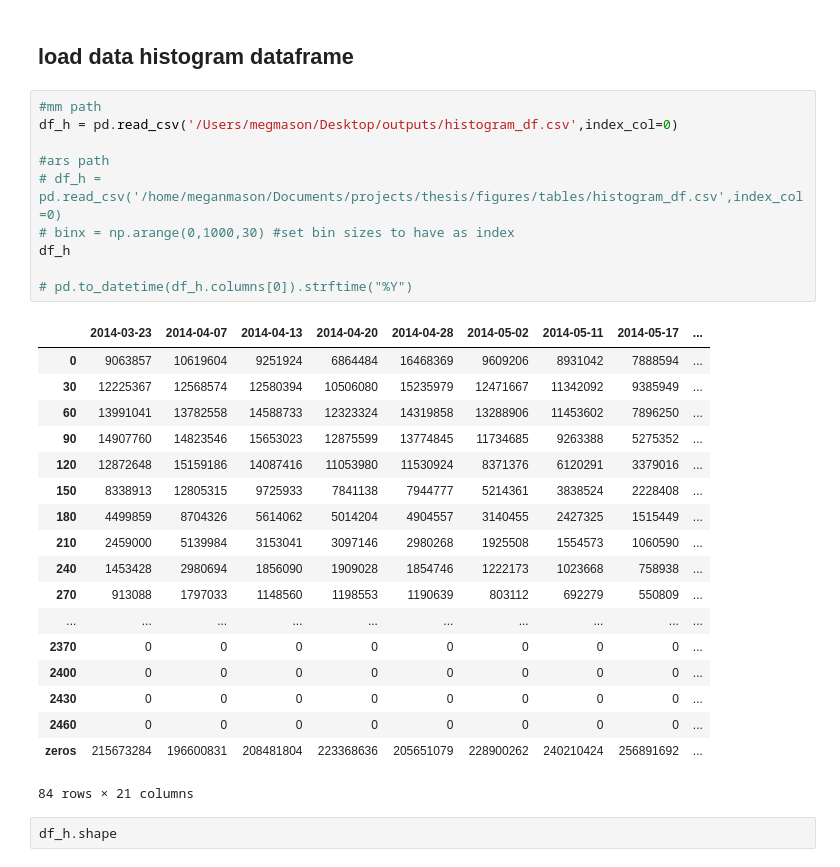
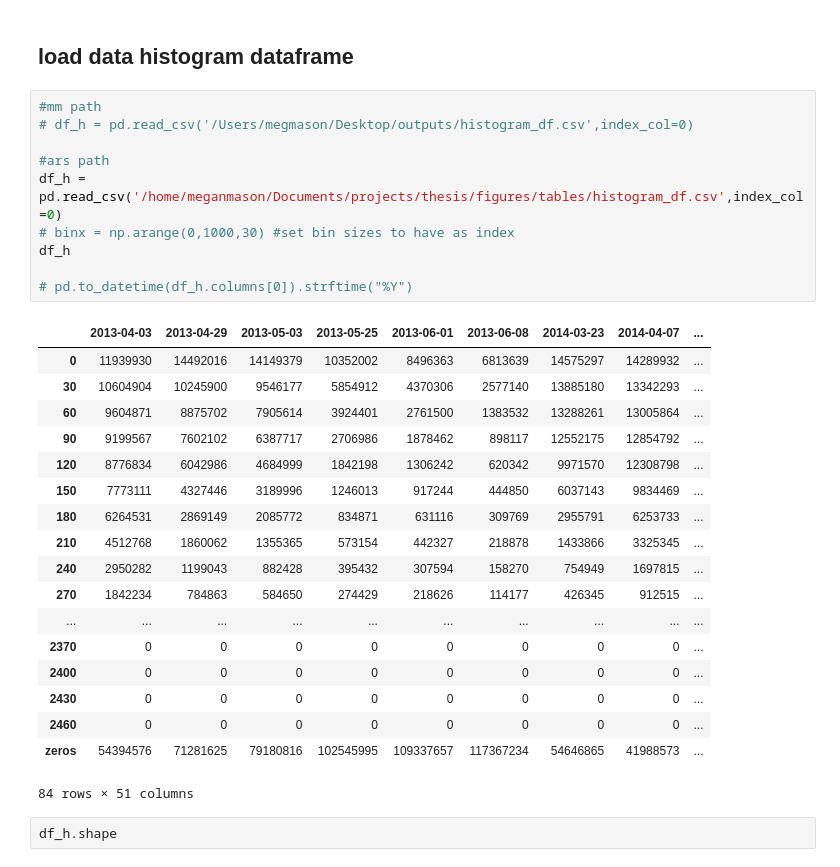
Before and after one commit to meganmason/jlabs, a Jupyter notebook: 3m_analysis/3m_histograms.ipynb, the cells around one changed output. Drawn from its saved outputs; the diff is of its cells as text.

```diff
--- a/3m_analysis/3m_histograms.ipynb
+++ b/3m_analysis/3m_histograms.ipynb
@@ -32,33 +32,33 @@ fs_legend = 20
 ## load data histogram dataframe
 # %%
 #mm path
-df_h = pd.read_csv('/Users/megmason/Desktop/outputs/histogram_df.csv',index_col=0)
+# df_h = pd.read_csv('/Users/megmason/Desktop/outputs/histogram_df.csv',index_col=0)
 
 #ars path
-# df_h = pd.read_csv('/home/meganmason/Documents/projects/thesis/figures/tables/histogram_df.csv',index_col=0)
+df_h = pd.read_csv('/home/meganmason/Documents/projects/thesis/figures/tables/histogram_df.csv',index_col=0)
 # binx = np.arange(0,1000,30) #set bin sizes to have as index
 df_h
 
 # pd.to_datetime(df_h.columns[0]).strftime("%Y")
 # %% [output]
-|  | 2014-03-23 | 2014-04-07 | 2014-04-13 | 2014-04-20 | 2014-04-28 | 2014-05-02 | 2014-05-11 | 2014-05-17 | ... |
-| 0 | 9063857 | 10619604 | 9251924 | 6864484 | 16468369 | 9609206 | 8931042 | 7888594 | ... |
-| 30 | 12225367 | 12568574 | 12580394 | 10506080 | 15235979 | 12471667 | 11342092 | 9385949 | ... |
-| 60 | 13991041 | 13782558 | 14588733 | 12323324 | 14319858 | 13288906 | 11453602 | 7896250 | ... |
-| 90 | 14907760 | 14823546 | 15653023 | 12875599 | 13774845 | 11734685 | 9263388 | 5275352 | ... |
-| 120 | 12872648 | 15159186 | 14087416 | 11053980 | 11530924 | 8371376 | 6120291 | 3379016 | ... |
-| 150 | 8338913 | 12805315 | 9725933 | 7841138 | 7944777 | 5214361 | 3838524 | 2228408 | ... |
-| 180 | 4499859 | 8704326 | 5614062 | 5014204 | 4904557 | 3140455 | 2427325 | 1515449 | ... |
-| 210 | 2459000 | 5139984 | 3153041 | 3097146 | 2980268 | 1925508 | 1554573 | 1060590 | ... |
-| 240 | 1453428 | 2980694 | 1856090 | 1909028 | 1854746 | 1222173 | 1023668 | 758938 | ... |
-| 270 | 913088 | 1797033 | 1148560 | 1198553 | 1190639 | 803112 | 692279 | 550809 | ... |
+|  | 2013-04-03 | 2013-04-29 | 2013-05-03 | 2013-05-25 | 2013-06-01 | 2013-06-08 | 2014-03-23 | 2014-04-07 | ... |
+| 0 | 11939930 | 14492016 | 14149379 | 10352002 | 8496363 | 6813639 | 14575297 | 14289932 | ... |
+| 30 | 10604904 | 10245900 | 9546177 | 5854912 | 4370306 | 2577140 | 13885180 | 13342293 | ... |
+| 60 | 9604871 | 8875702 | 7905614 | 3924401 | 2761500 | 1383532 | 13288261 | 13005864 | ... |
+| 90 | 9199567 | 7602102 | 6387717 | 2706986 | 1878462 | 898117 | 12552175 | 12854792 | ... |
+| 120 | 8776834 | 6042986 | 4684999 | 1842198 | 1306242 | 620342 | 9971570 | 12308798 | ... |
+| 150 | 7773111 | 4327446 | 3189996 | 1246013 | 917244 | 444850 | 6037143 | 9834469 | ... |
+| 180 | 6264531 | 2869149 | 2085772 | 834871 | 631116 | 309769 | 2955791 | 6253733 | ... |
+| 210 | 4512768 | 1860062 | 1355365 | 573154 | 442327 | 218878 | 1433866 | 3325345 | ... |
+| 240 | 2950282 | 1199043 | 882428 | 395432 | 307594 | 158270 | 754949 | 1697815 | ... |
+| 270 | 1842234 | 784863 | 584650 | 274429 | 218626 | 114177 | 426345 | 912515 | ... |
 | ... | ... | ... | ... | ... | ... | ... | ... | ... | ... |
 | 2370 | 0 | 0 | 0 | 0 | 0 | 0 | 0 | 0 | ... |
 | 2400 | 0 | 0 | 0 | 0 | 0 | 0 | 0 | 0 | ... |
 | 2430 | 0 | 0 | 0 | 0 | 0 | 0 | 0 | 0 | ... |
 | 2460 | 0 | 0 | 0 | 0 | 0 | 0 | 0 | 0 | ... |
-| zeros | 215673284 | 196600831 | 208481804 | 223368636 | 205651079 | 228900262 | 240210424 | 256891692 | ... |
+| zeros | 54394576 | 71281625 | 79180816 | 102545995 | 109337657 | 117367234 | 54646865 | 41988573 | ... |
-84 rows × 21 columns
+84 rows × 51 columns
 # %%
 df_h.shape
 # %% [markdown]
```
Also changed, not shown: parts of 11 cells of this notebook, 2 other files.
